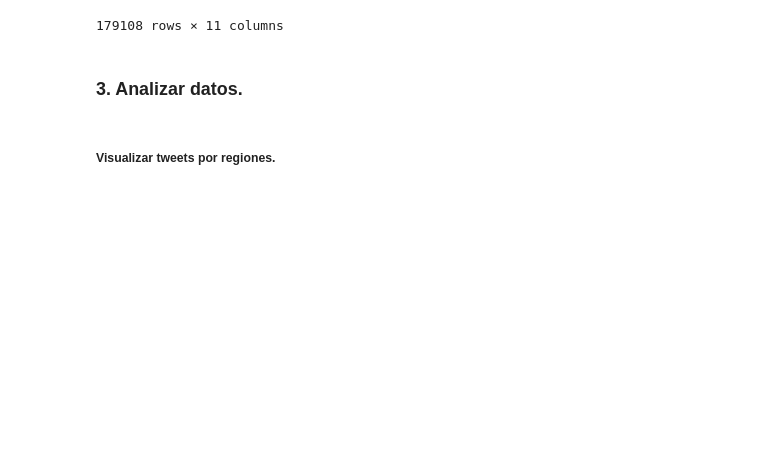
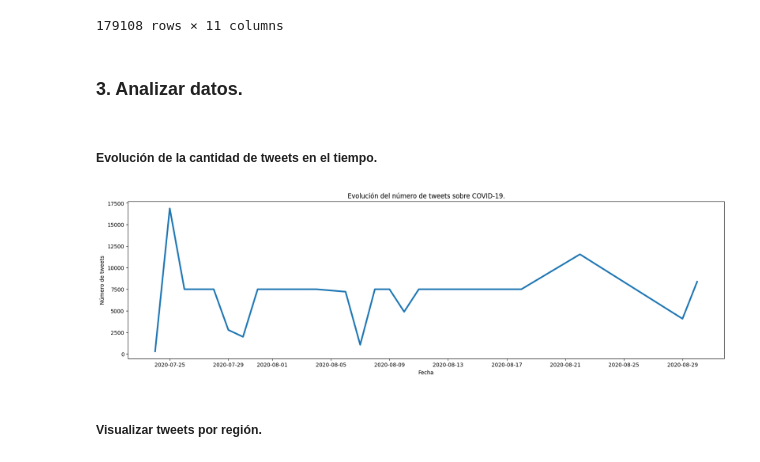
Before and after one commit to alejandru00/Tweets---Busqueda-y-Uso-de-Dataset, a Jupyter notebook: tratamiento_y_limpieza_datos.ipynb, the cells around one changed output. Cells and saved outputs as stored; diff of their text form; code cells hidden in the pictures; blank space fills up the shorter version.

```diff
--- a/tratamiento_y_limpieza_datos.ipynb
+++ b/tratamiento_y_limpieza_datos.ipynb
@@ -110,8 +140,23 @@ df.drop_duplicates()
 179108 rows × 11 columns
 # %% [markdown]
 ### 3. Analizar datos.
+# %% [markdown]
+##### Evolución de la cantidad de tweets en el tiempo.
+# %%
+df['date'] = pd.to_datetime(df['date']).dt.date
+tweets_por_dia = df.groupby('date').size()
+
+fig, ax = plt.subplots(figsize=(20, 6))
+plt.subplots_adjust(bottom=0.2)
+plt.plot(tweets_por_dia.index, tweets_por_dia.values, '-', linewidth=3)
+plt.title('Evolución del número de tweets sobre COVID-19.')
+plt.xlabel('Fecha')
+plt.ylabel('Número de tweets')
+plt.show()
+# %% [output]
+[figure, added]
 # %% [markdown]
-##### Visualizar tweets por regiones.
+##### Visualizar tweets por región.
 # %%
 # agrupar tweets por región
 tweets_por_region = df.dropna(subset = ['user_location'])
```
Also changed, not shown: parts of 10 cells of this notebook.
